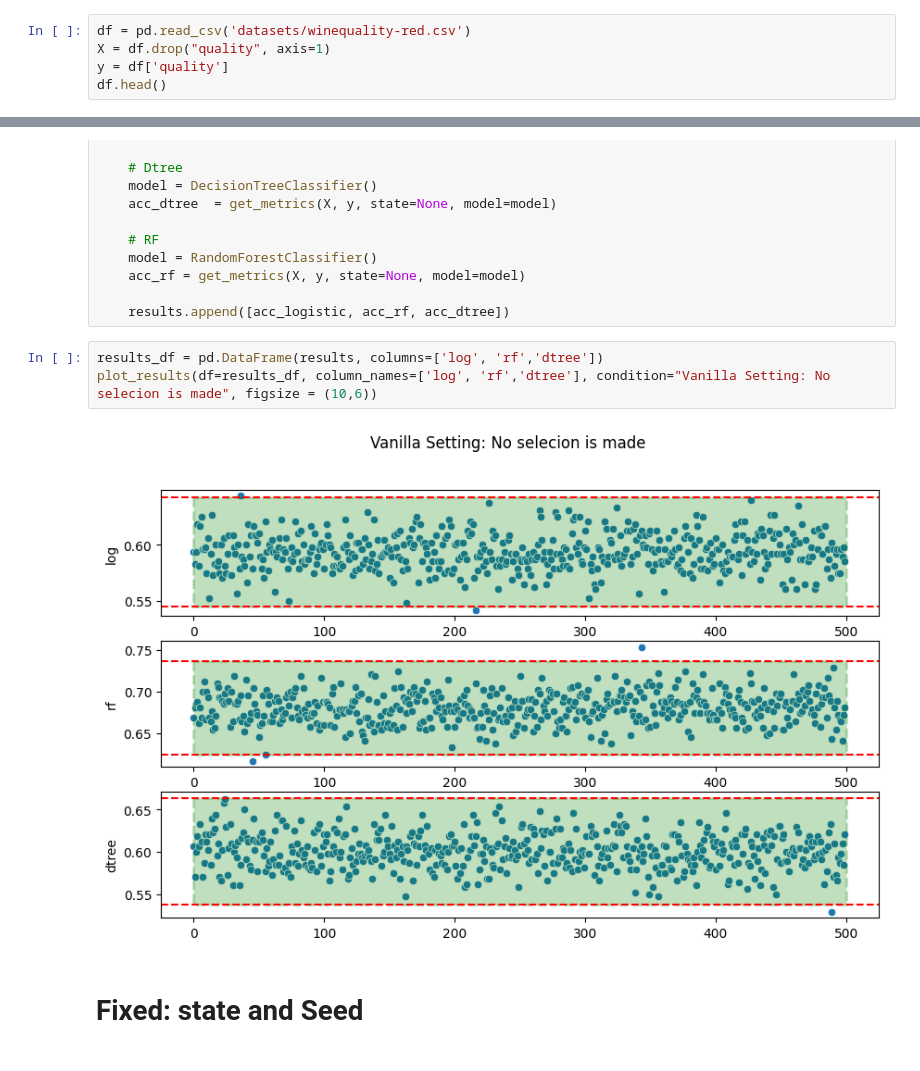
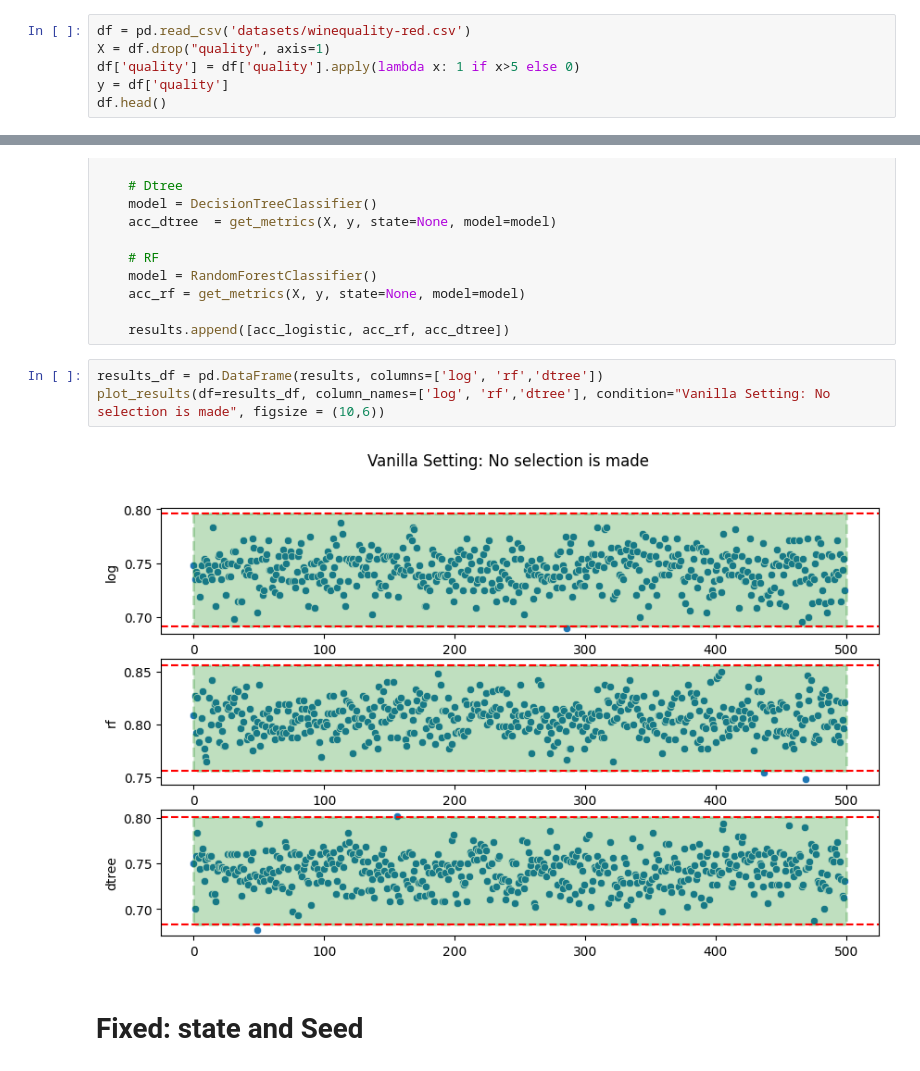
Before and after one commit to baban9/Aproaching-Almost-any-ML-model, a Jupyter notebook: 11_RandomSeed_influence.ipynb, the cells around one changed output, grey strips where cells are left out. Drawn from its saved outputs; the diff is of its cells as text.

```diff
--- a/11_RandomSeed_influence.ipynb
+++ b/11_RandomSeed_influence.ipynb
@@ -52,6 +52,7 @@ def plot_results(df, column_names=None, condition=None, figsize = (12,6)):
 # %%
 df = pd.read_csv('datasets/winequality-red.csv')
 X = df.drop("quality", axis=1)
+df['quality'] = df['quality'].apply(lambda x: 1 if x>5 else 0)
 y = df['quality']
 df.head()
 # %% [output]
@@ -100,9 +101,9 @@ for ix in tqdm(range(num_seeds)):
     results.append([acc_logistic, acc_rf, acc_dtree])
 # %%
 results_df = pd.DataFrame(results, columns=['log', 'rf','dtree'])
-plot_results(df=results_df, column_names=['log', 'rf','dtree'], condition="Vanilla Setting: No selecion is made", figsize = (10,6))
+plot_results(df=results_df, column_names=['log', 'rf','dtree'], condition="Vanilla Setting: No selection is made", figsize = (10,6))
 # %% [output]
-[figure, old version]
+[figure, new version]
 # %% [markdown]
 # Fixed: state and Seed
 # %%
```
Also changed, not shown: parts of 5 cells of this notebook.
